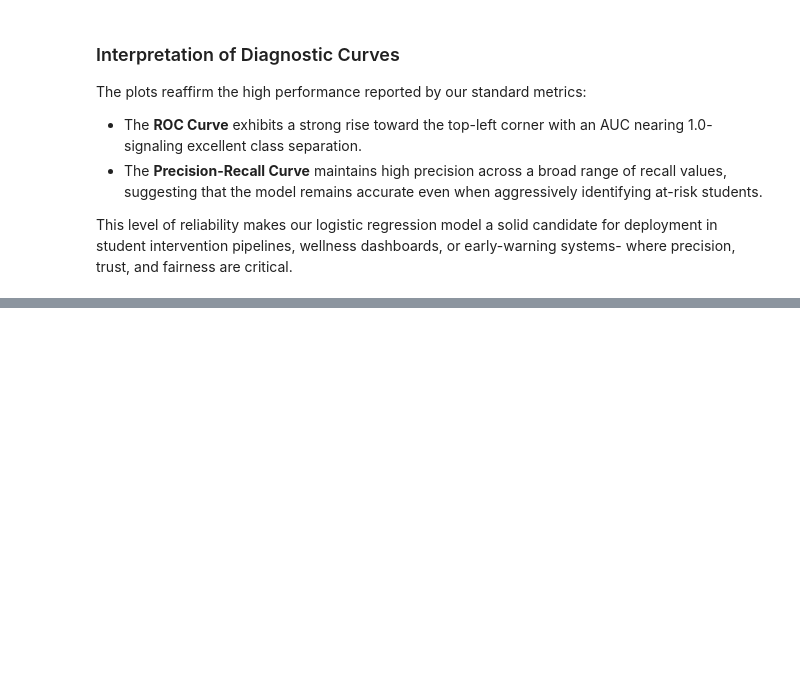
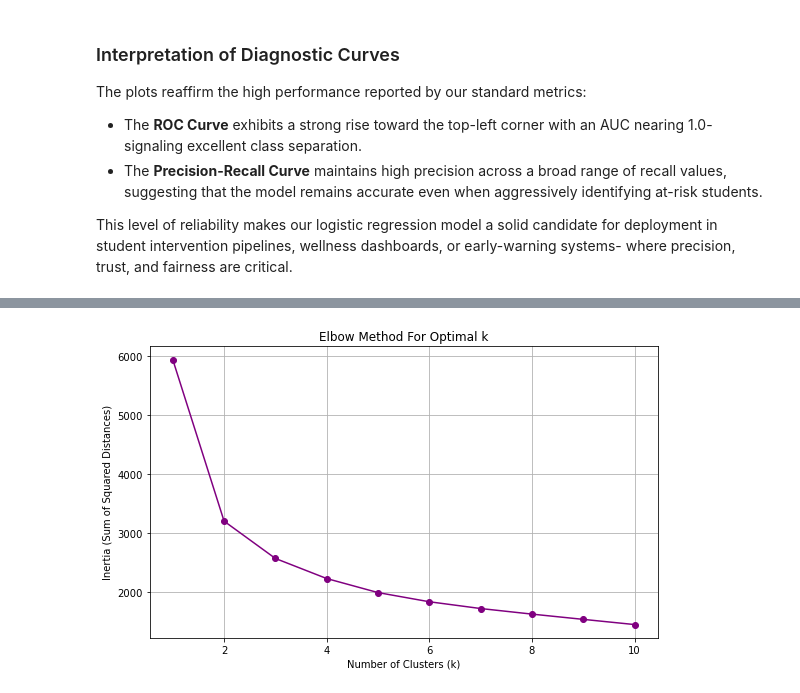
Before and after one commit to Vain-Guy/Students-Social-Media-Addiction, a Jupyter notebook: std.ipynb, the cells around one changed output, grey strips where cells are left out. Saved outputs shown, nothing was run; the diff lists cells and outputs as text; code cells hidden in the pictures; blank space fills up the shorter version.

```diff
--- a/std.ipynb
+++ b/std.ipynb
@@ -3885,0 +3969,24 @@ This level of reliability makes our logistic regression model a solid candidate
+# %%
+# Reduce to optimal number of components
+pca = PCA(n_components=10)
+X_pca_reduced = pca.fit_transform(X_cluster_ready)
+# %%
+from sklearn.cluster import KMeans
+
+inertia = []
+
+for k in range(1, 11):
+    kmeans = KMeans(n_clusters=k, random_state=42, n_init=10)
+    kmeans.fit(X_pca_reduced)
+    inertia.append(kmeans.inertia_)
+
+plt.figure(figsize=(8, 5))
+plt.plot(range(1, 11), inertia, marker='o', color='purple')
+plt.xlabel('Number of Clusters (k)')
+plt.ylabel('Inertia (Sum of Squared Distances)')
+plt.title('Elbow Method For Optimal k')
+plt.grid(True)
+plt.tight_layout()
+plt.show()
+# %% [output]
+[figure, added]
```
Also changed, not shown: parts of 15 cells of this notebook, 4 other files.
